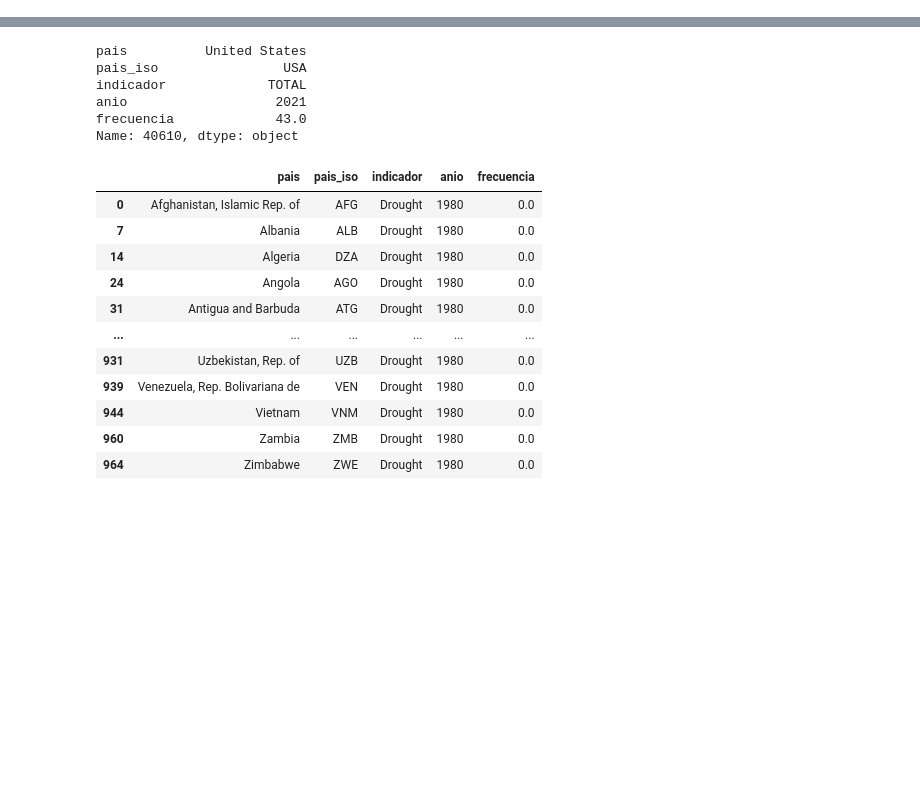
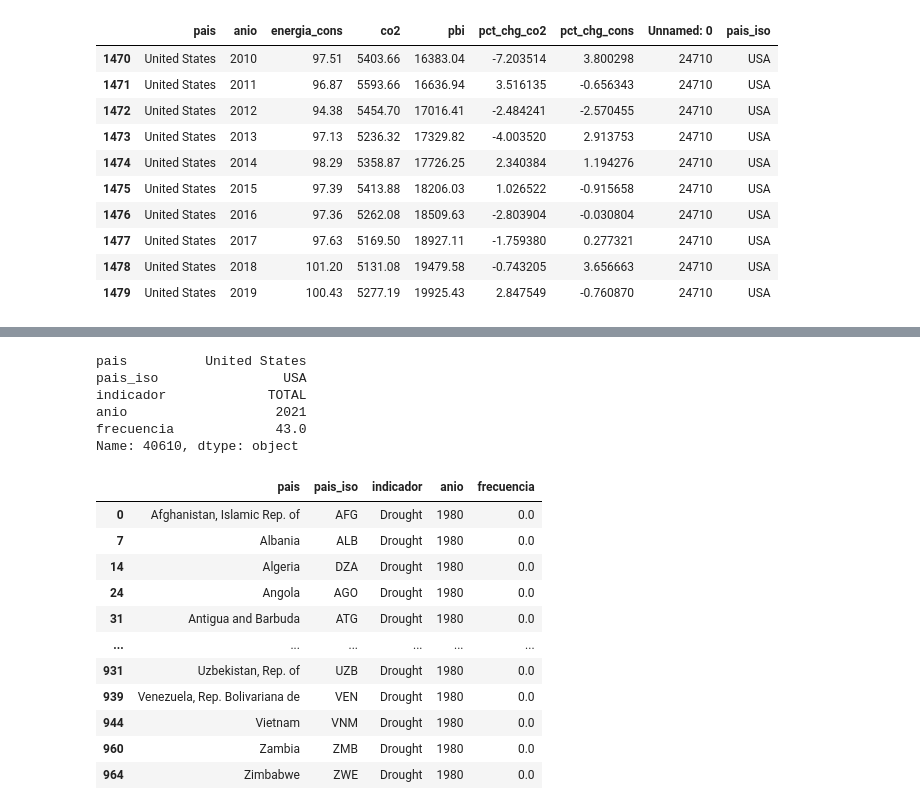
Before and after one commit to lookmydata/CO2-Emissions, a Jupyter notebook: exploration/analisis.ipynb, the cells around one changed output, grey strips where cells are left out. Cells and saved outputs as stored; diff of their text form; code cells hidden in the pictures; blank space fills up the shorter version.

```diff
--- a/exploration/analisis.ipynb
+++ b/exploration/analisis.ipynb
@@ -5,0 +36,34 @@ from plotly.subplots import make_subplots
+# %%
+dftp=pd.read_csv('../datasets/tabla_pais.csv',delimiter=',')
+dft5=pd.read_csv('../src/app/utils/top5.csv')
+df19=pd.read_csv('../src/app/utils/df19.csv')
+dfdc=pd.read_csv('../src/app/utils/data_cons.csv')
+dfdp=pd.read_csv('../src/app/utils/data_prod.csv')
+# %%
+dftp.drop(columns='Unnamed: 0',inplace=True)
+df19.drop(columns='Unnamed: 0',inplace=True)
+dfdc.drop(columns='Unnamed: 0',inplace=True)
+dfdp.drop(columns='Unnamed: 0',inplace=True)
+# %%
+df19.rename(columns={'codigo_iso':'pais_iso'},inplace=True)
+dft5.rename(columns={'codigo_iso':'pais_iso'},inplace=True)
+dftp.rename(columns={'codigo_iso':'pais_iso'},inplace=True)
+# %%
+df19=df19.merge(dftp,how='inner')
+dft5=dft5.merge(dftp,how='inner')
+dfdc=dfdc.merge(dftp,how='inner')
+dfdp=dfdp.merge(dftp,how='inner')
+# %%
+dft5[dft5.pais=='United States']
+# %% [output]
+|  | pais | anio | energia_cons | co2 | pbi | pct_chg_co2 | pct_chg_cons | Unnamed: 0 | pais_iso |
+| 1470 | United States | 2010 | 97.51 | 5403.66 | 16383.04 | -7.203514 | 3.800298 | 24710 | USA |
+| 1471 | United States | 2011 | 96.87 | 5593.66 | 16636.94 | 3.516135 | -0.656343 | 24710 | USA |
+| 1472 | United States | 2012 | 94.38 | 5454.70 | 17016.41 | -2.484241 | -2.570455 | 24710 | USA |
+| 1473 | United States | 2013 | 97.13 | 5236.32 | 17329.82 | -4.003520 | 2.913753 | 24710 | USA |
+| 1474 | United States | 2014 | 98.29 | 5358.87 | 17726.25 | 2.340384 | 1.194276 | 24710 | USA |
+| 1475 | United States | 2015 | 97.39 | 5413.88 | 18206.03 | 1.026522 | -0.915658 | 24710 | USA |
+| 1476 | United States | 2016 | 97.36 | 5262.08 | 18509.63 | -2.803904 | -0.030804 | 24710 | USA |
+| 1477 | United States | 2017 | 97.63 | 5169.50 | 18927.11 | -1.759380 | 0.277321 | 24710 | USA |
+| 1478 | United States | 2018 | 101.20 | 5131.08 | 19479.58 | -0.743205 | 3.656663 | 24710 | USA |
+| 1479 | United States | 2019 | 100.43 | 5277.19 | 19925.43 | 2.847549 | -0.760870 | 24710 | USA |
```
Also changed, not shown: parts of 20 cells of this notebook, 16 other files.
